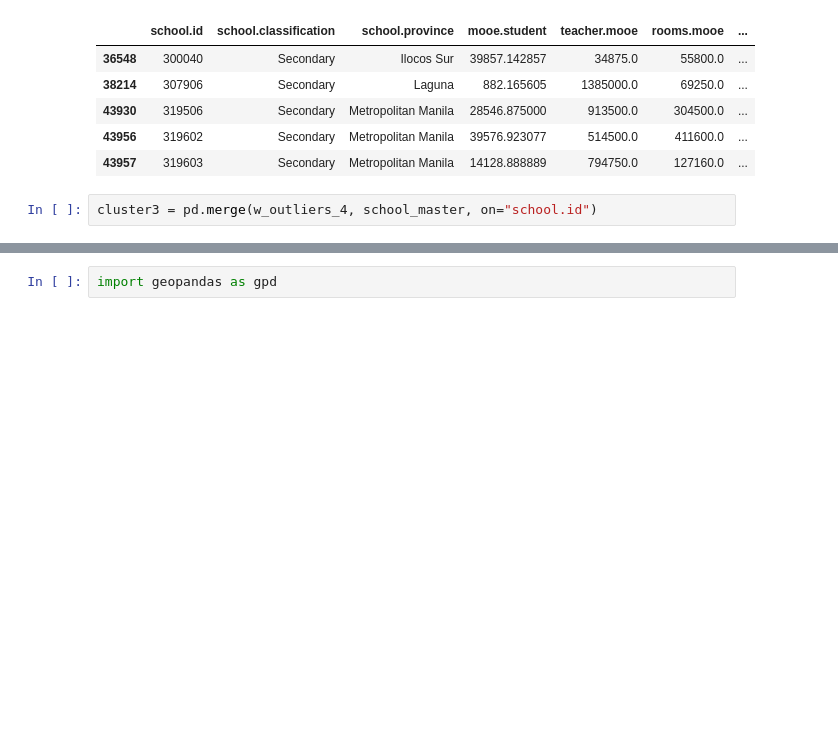
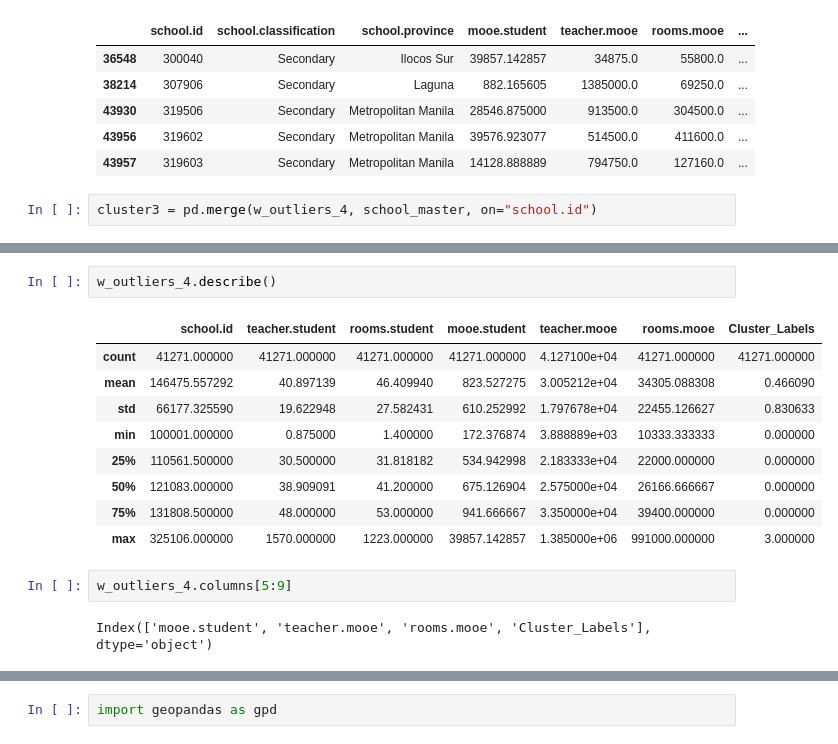
Before and after one commit to biogear13/Sprint1NoBreak, a Jupyter notebook: nobreaks new.ipynb, the cells around one changed output, grey strips where cells are left out. Cells and saved outputs as stored; diff of their text form; blank space fills up the shorter version.

```diff
--- a/nobreaks new.ipynb
+++ b/nobreaks new.ipynb
@@ -1095,0 +1119,16 @@ cluster3[cluster3["Cluster_Labels"] == 3][['school.id', 'school.name', 'school.c
+# %%
+w_outliers_4.describe()
+# %% [output]
+|  | school.id | teacher.student | rooms.student | mooe.student | teacher.mooe | rooms.mooe | Cluster_Labels |
+| count | 41271.000000 | 41271.000000 | 41271.000000 | 41271.000000 | 4.127100e+04 | 41271.000000 | 41271.000000 |
+| mean | 146475.557292 | 40.897139 | 46.409940 | 823.527275 | 3.005212e+04 | 34305.088308 | 0.466090 |
+| std | 66177.325590 | 19.622948 | 27.582431 | 610.252992 | 1.797678e+04 | 22455.126627 | 0.830633 |
+| min | 100001.000000 | 0.875000 | 1.400000 | 172.376874 | 3.888889e+03 | 10333.333333 | 0.000000 |
+| 25% | 110561.500000 | 30.500000 | 31.818182 | 534.942998 | 2.183333e+04 | 22000.000000 | 0.000000 |
+| 50% | 121083.000000 | 38.909091 | 41.200000 | 675.126904 | 2.575000e+04 | 26166.666667 | 0.000000 |
+| 75% | 131808.500000 | 48.000000 | 53.000000 | 941.666667 | 3.350000e+04 | 39400.000000 | 0.000000 |
+| max | 325106.000000 | 1570.000000 | 1223.000000 | 39857.142857 | 1.385000e+06 | 991000.000000 | 3.000000 |
+# %%
+w_outliers_4.columns[5:9]
+# %% [output]
+Index(['mooe.student', 'teacher.mooe', 'rooms.mooe', 'Cluster_Labels'], dtype='object')
```
Also changed, not shown: parts of 22 cells of this notebook.
